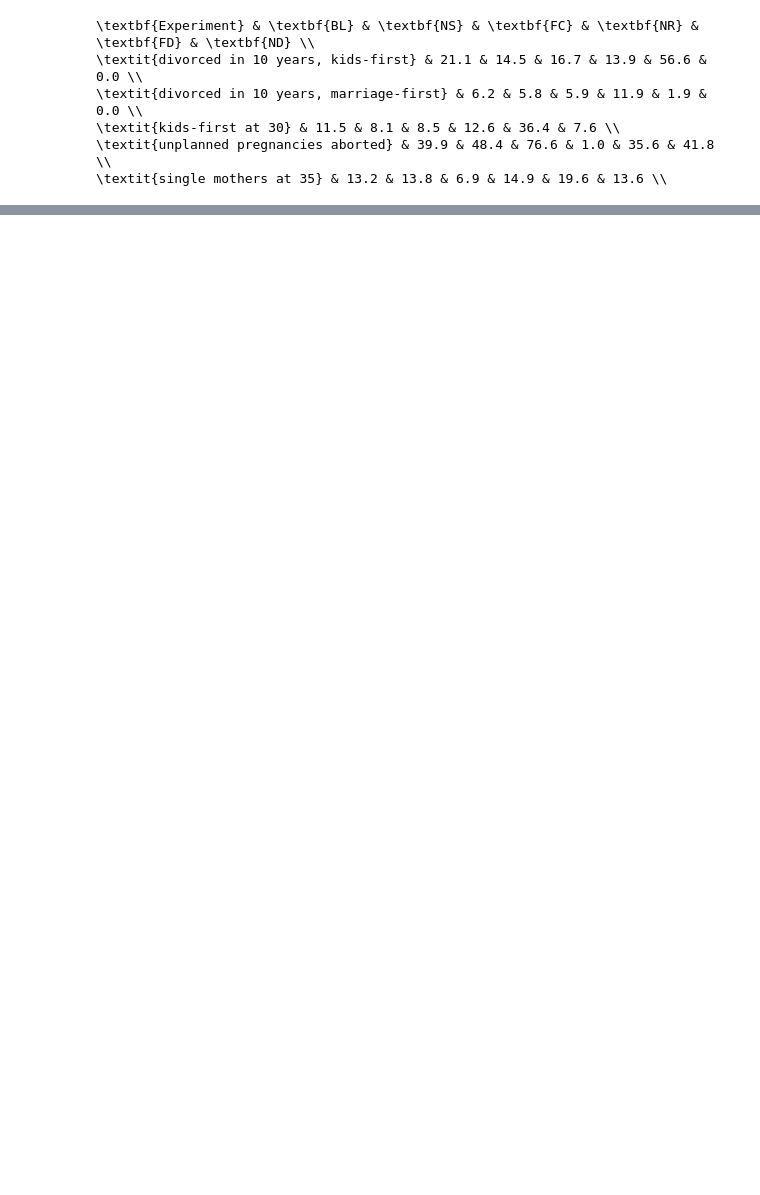
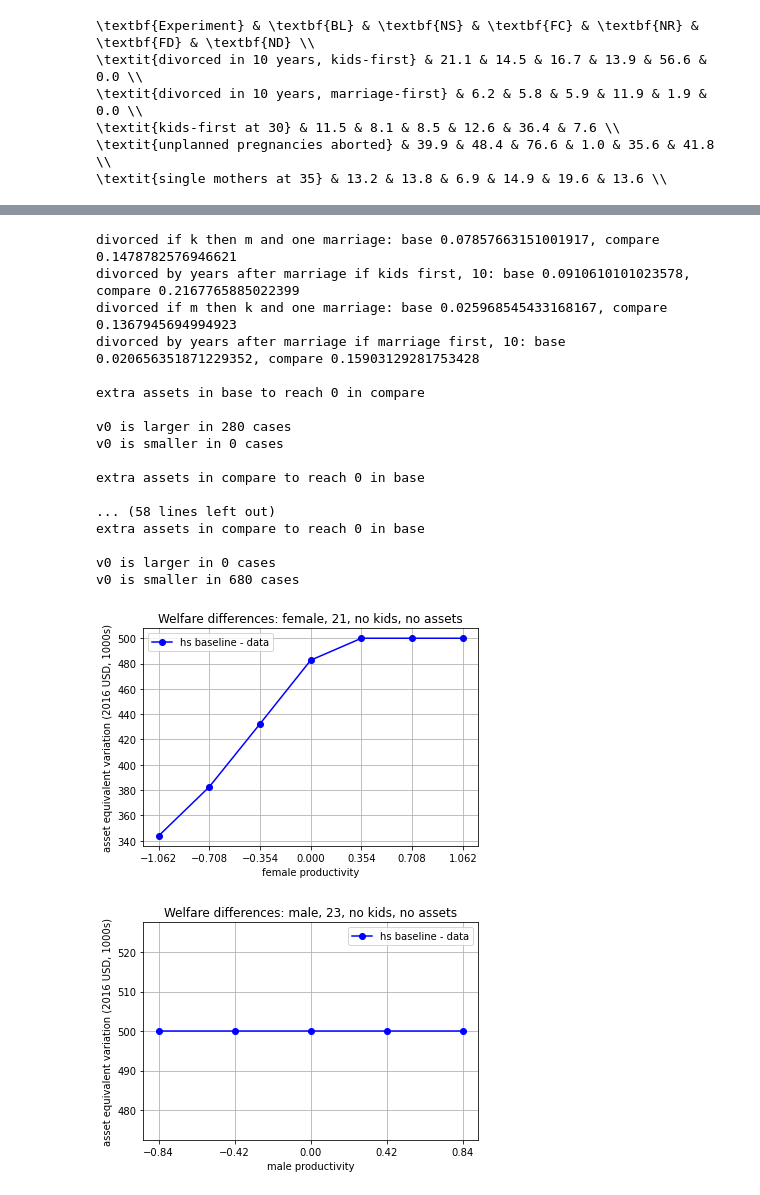
Before and after one commit to egorkozlov/py_shotgun, a Jupyter notebook: fit_graphs_and_tables.ipynb, the cells around one changed output, grey strips where cells are left out. Saved outputs shown, nothing was run; the diff lists cells and outputs as text; code cells hidden in the pictures; blank space fills up the shorter version.

Commit message:
Putting graphs to the paper, child welfare

```diff
--- a/fit_graphs_and_tables.ipynb
+++ b/fit_graphs_and_tables.ipynb
@@ -157,14 +157,23 @@ failed to plot ref
 [figure]
 # %%
 # part 6.1 plots:
-from residuals import mdl_resid
 
-out, mdl, agents, res, mom = mdl_resid(x=x_col,targets=tar_col,
-                                      return_format=['distance','models','agents','scaled residuals','moments'],
-                                      load_from='mdl.pkl',
-                                      #verbose=True,draw=True,cs_moments=False,
-                                      #moments_save_name = this_name,
-                                      moments_repeat=1)
+run_this = False
+
+if run_this:
+
+    from residuals import mdl_resid
+
+    out, mdl, agents, res, mom = mdl_resid(x=x_col,targets=tar_col,
+                                          return_format=['distance','models','agents','scaled residuals','moments'],
+                                          load_from='mdl.pkl',
+                                          #verbose=True,draw=True,cs_moments=False,
+                                          #moments_save_name = this_name,
+                                          moments_repeat=1)
 
 
-mdl[0].mar_graphs()
+    mdl[0].mar_graphs()
+
+    fnames = ['change_upp.pdf','tholds_upp.pdf']
+    for fname in fnames:
+        copyfile(fname,'pics/'+fname)
@@ -239,0 +369,32 @@ produce_cf_table('hs')
+# %%
+# part 6.4 welfare gains
+
+for educ in ['hs','col']:
+    from fit_plot import FitPlots
+    fp = FitPlots(targ_mode=t_col if (educ=='col') else t_hs,
+                   compare='{} baseline.pkl'.format(educ),
+                   base='{} no unplanned pregnancy.pkl'.format(educ),
+                   compare_name='data',
+                   base_name='{} baseline'.format(educ),
+                   moments_aux=None,noplot=True)
+    fp.plot_welfare()
+# %% [output]
+divorced if k then m and one marriage: base 0.07857663151001917, compare 0.1478782576946621
+divorced by years after marriage if kids first, 10: base 0.0910610101023578, compare 0.2167765885022399
+divorced if m then k and one marriage: base 0.025968545433168167, compare 0.1367945694994923
+divorced by years after marriage if marriage first, 10: base 0.020656351871229352, compare 0.15903129281753428
+
+extra assets in base to reach 0 in compare
+
+v0 is larger in 280 cases
+v0 is smaller in 0 cases
+
+extra assets in compare to reach 0 in base
+
+... (58 lines left out)
+extra assets in compare to reach 0 in base
+
+v0 is larger in 0 cases
+v0 is smaller in 680 cases
+[figure, added]
+[figure, added]
```
Also changed, not shown: parts of 11 cells of this notebook, 6 other files.
